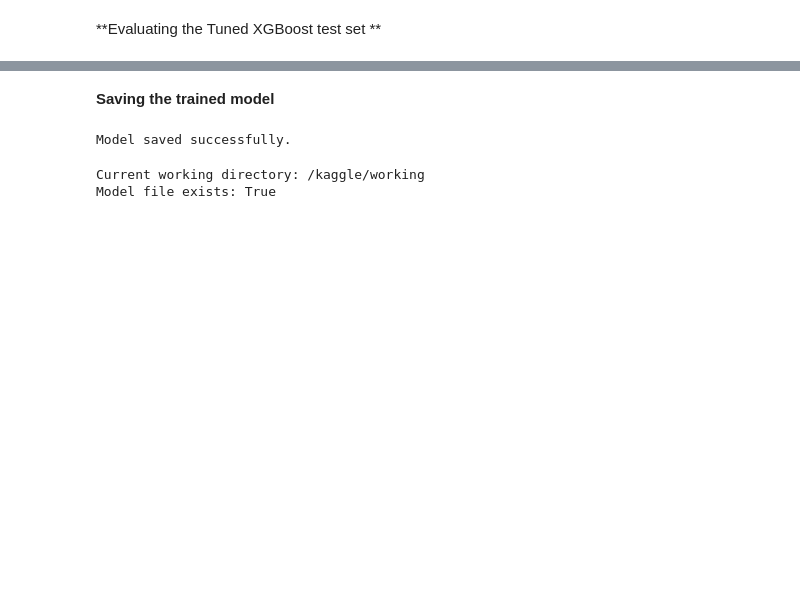
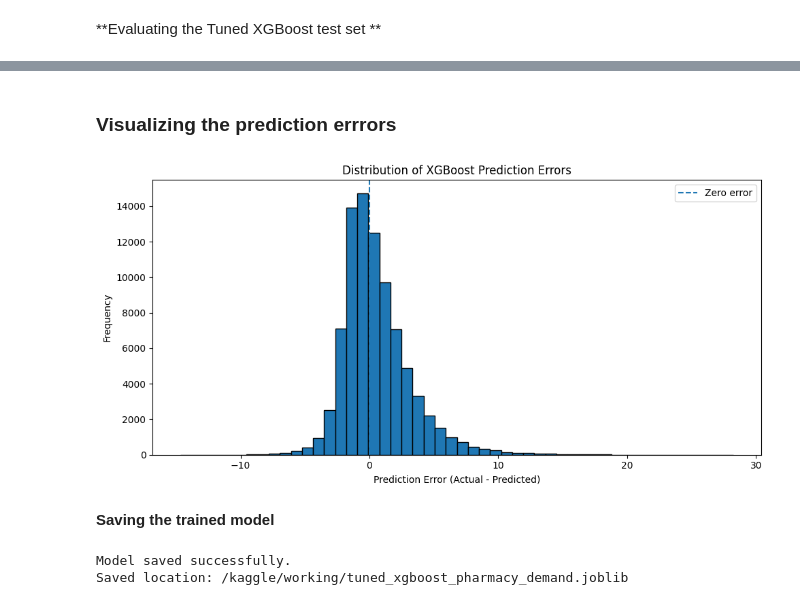
Before and after one commit to MwangiJoseph-25/pharmacy_retail_intelligence, a Jupyter notebook: Notebooks/pharmacy_demand_forecasting_analysis_and_modeling.ipynb, the cells around one changed output, grey strips where cells are left out. Drawn from its saved outputs; the diff is of its cells as text; code cells hidden in the pictures; blank space fills up the shorter version.

Commit message:
tune and selecting best model

```diff
--- a/Notebooks/pharmacy_demand_forecasting_analysis_and_modeling.ipynb
+++ b/Notebooks/pharmacy_demand_forecasting_analysis_and_modeling.ipynb
@@ -1293,13 +1746,21 @@ xgb_bias_analysis
 # %% [markdown]
 **Evaluating the Tuned XGBoost test set **
 # %%
-test_pred = best_xgb_model.predict(X_test)
+# Generate predictions on the untouched test set
+xgb_test_predictions = xgb_search.best_estimator_.predict(X_test)
 
-test_mae = mean_absolute_error(y_test, test_pred)
-test_rmse = np.sqrt(mean_squared_error(y_test, test_pred))
-test_r2 = r2_score(y_test, test_pred)
+# Calculate final test metrics
+actual_test = y_test.to_numpy()
 
-print("Final XGBoost - Test Performance")
+test_mae = np.mean(np.abs(actual_test - xgb_test_predictions))
+test_rmse = np.sqrt(np.mean((actual_test - xgb_test_predictions) ** 2))
+test_r2 = 1 - (
+    np.sum((actual_test - xgb_test_predictions) ** 2)
+    / np.sum((actual_test - actual_test.mean()) ** 2)
+)
+
+print("Tuned XGBoost - Final Test Performance")
+print(f"Test observations: {len(actual_test):,}")
 print(f"MAE: {test_mae:.4f}")
 print(f"RMSE: {test_rmse:.4f}")
 print(f"R²: {test_r2:.4f}")
@@ -1310,0 +1775,15 @@ R²: 0.5432
+# %%
+# Create a test results dataframe
+test_results = pd.DataFrame({
+    'actual': actual_test,
+    'predicted': xgb_test_predictions
+})
+
+# Calculate prediction errors
+test_results['error'] = (
+    test_results['actual'] - test_results['predicted']
+)
+
+test_results['absolute_error'] = test_results['error'].abs()
+
+test_results.head(10)
@@ -1311,18 +1820,32 @@ R²: 0.5432
+# %% [markdown]
+### Visualizing the prediction errrors
+# %%
+plt.figure(figsize=(10, 5))
+
+plt.hist(test_results['error'],bins=50,edgecolor='black')
+
+plt.axvline(0,linestyle='--',label='Zero error')
+plt.title('Distribution of XGBoost Prediction Errors')
+plt.xlabel('Prediction Error (Actual - Predicted)')
+plt.ylabel('Frequency')
+plt.legend()
+plt.tight_layout()
+plt.show()
+# %% [output]
+[figure, added]
 # %% [markdown]
 **Saving the trained model**
 # %%
-import joblib
+# Save the complete fitted XGBoost pipeline
+model_path = '/kaggle/working/tuned_xgboost_pharmacy_demand.joblib'
 
-joblib.dump(best_xgb_model, 'pharmacy_demand_xgboost.pkl')
+joblib.dump(
+    xgb_search.best_estimator_,
+    model_path
+)
 
 print("Model saved successfully.")
+print(f"Saved location: {model_path}")
 # %% [output]
 Model saved successfully.
+Saved location: /kaggle/working/tuned_xgboost_pharmacy_demand.joblib
-# %%
-import os
-
-print("Current working directory:", os.getcwd())
-print("Model file exists:", os.path.exists('pharmacy_demand_xgboost.pkl'))
-# %% [output]
-Current working directory: /kaggle/working
-Model file exists: True
```
Also changed, not shown: parts of 46 cells of this notebook.
